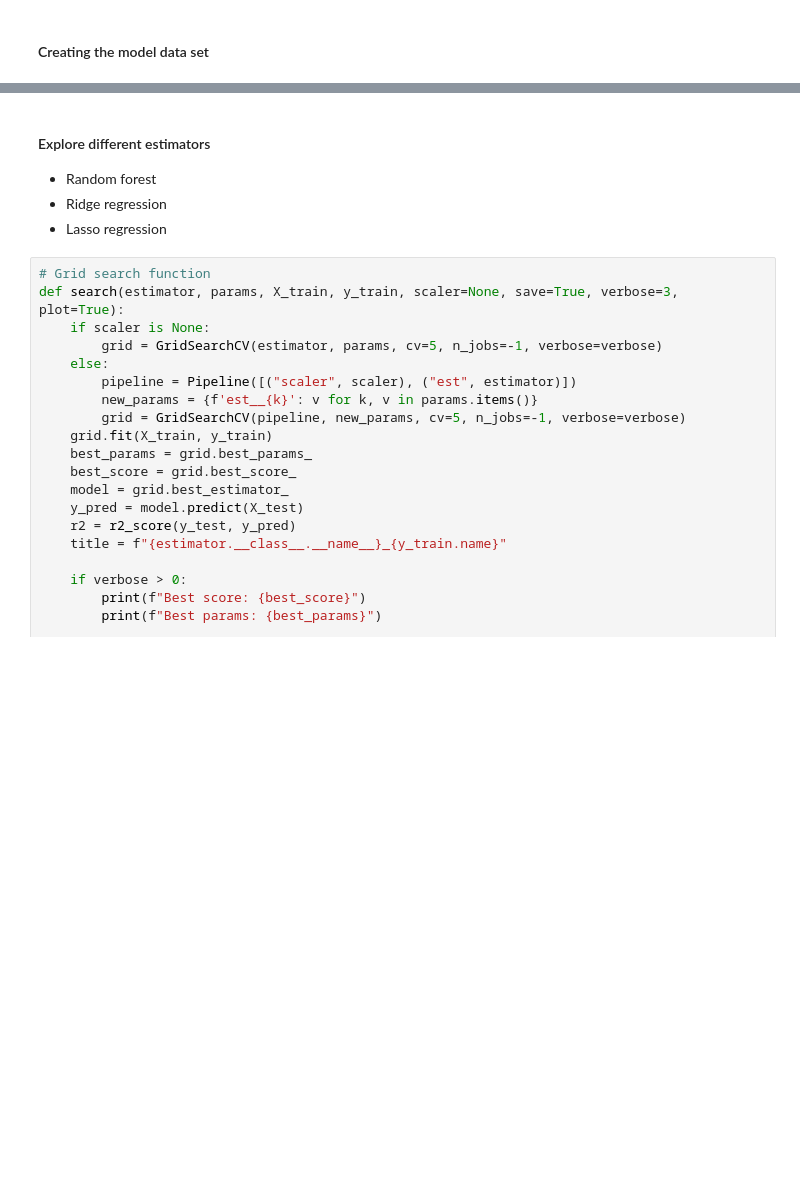
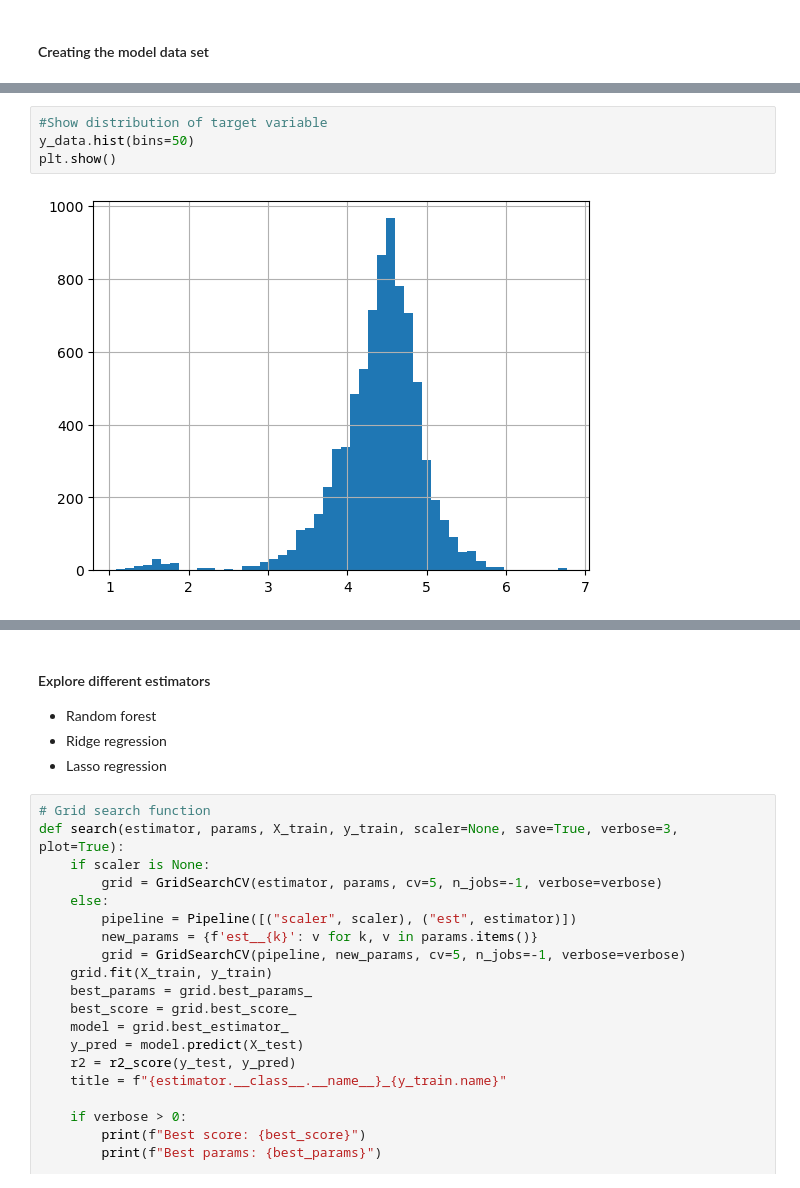
Before and after one commit to ChrisCollison/spectrum, a Jupyter notebook: example_estimators_mordred.ipynb, the cells around one changed output, grey strips where cells are left out. Drawn from its saved outputs; the diff is of its cells as text; blank space fills up the shorter version.

```diff
--- a/example_estimators_mordred.ipynb
+++ b/example_estimators_mordred.ipynb
@@ -24,0 +26,6 @@ X_train, X_test, y_train, y_test = get_chromophore_train_test_data(
+# %%
+#Show distribution of target variable
+y_data.hist(bins=50)
+plt.show()
+# %% [output]
+[figure, added]
```
Also changed, not shown: parts of 13 cells of this notebook, 10 other files.
